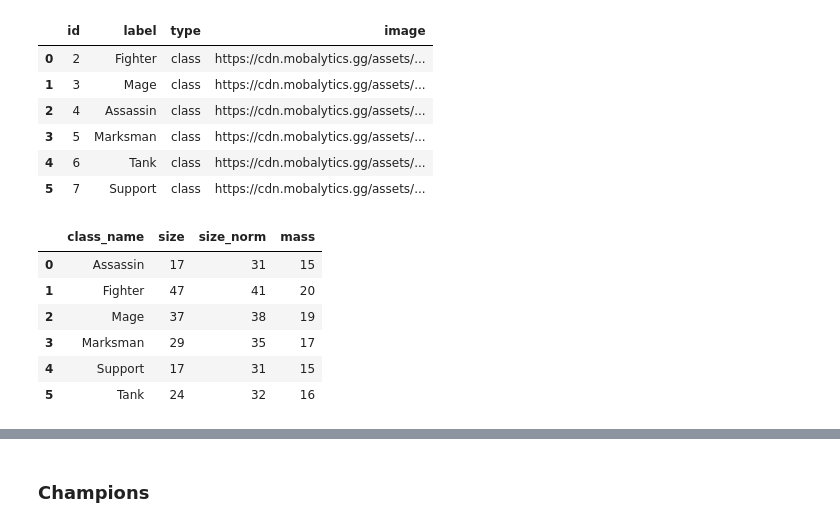
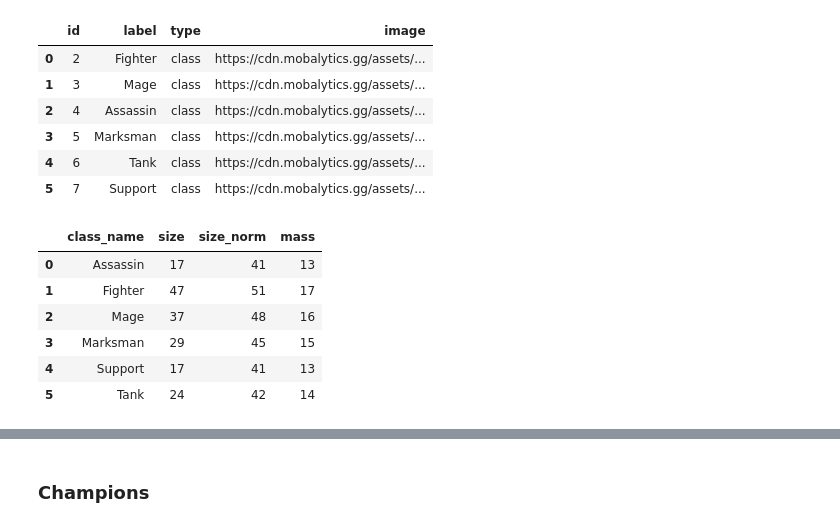
Before and after one commit to cyterat/lol-champs-network, a Jupyter notebook: python/prototype/lol-data-cleansing.ipynb, the cells around one changed output, grey strips where cells are left out. Drawn from its saved outputs; the diff is of its cells as text; code cells hidden in the pictures.

```diff
--- a/python/prototype/lol-data-cleansing.ipynb
+++ b/python/prototype/lol-data-cleansing.ipynb
@@ -766,17 +766,17 @@ nodes1
 | 5 | 7 | Support | class | https://cdn.mobalytics.gg/assets/... |
 # %%
 class_df = df.groupby(['class_name'], as_index=False).agg(size=('name', 'count'))
-class_df['size_norm'] = (class_df['size'].rank(method='dense')**1.5).astype('int')+30
-class_df['mass'] = (class_df['size_norm'] / 2).astype('int')
+class_df['size_norm'] = (class_df['size'].rank(method='dense')**1.5).astype('int')+40
+class_df['mass'] = (class_df['size_norm'] / 3).astype('int')
 class_df
 # %% [output]
 |  | class_name | size | size_norm | mass |
-| 0 | Assassin | 17 | 31 | 15 |
-| 1 | Fighter | 47 | 41 | 20 |
-| 2 | Mage | 37 | 38 | 19 |
-| 3 | Marksman | 29 | 35 | 17 |
-| 4 | Support | 17 | 31 | 15 |
-| 5 | Tank | 24 | 32 | 16 |
+| 0 | Assassin | 17 | 41 | 13 |
+| 1 | Fighter | 47 | 51 | 17 |
+| 2 | Mage | 37 | 48 | 16 |
+| 3 | Marksman | 29 | 45 | 15 |
+| 4 | Support | 17 | 41 | 13 |
+| 5 | Tank | 24 | 42 | 14 |
 # %%
 class_df['brokenImage'] = [
     'assets/classes/assassin.png',
```
Also changed, not shown: parts of 18 cells of this notebook, 3 other files.
